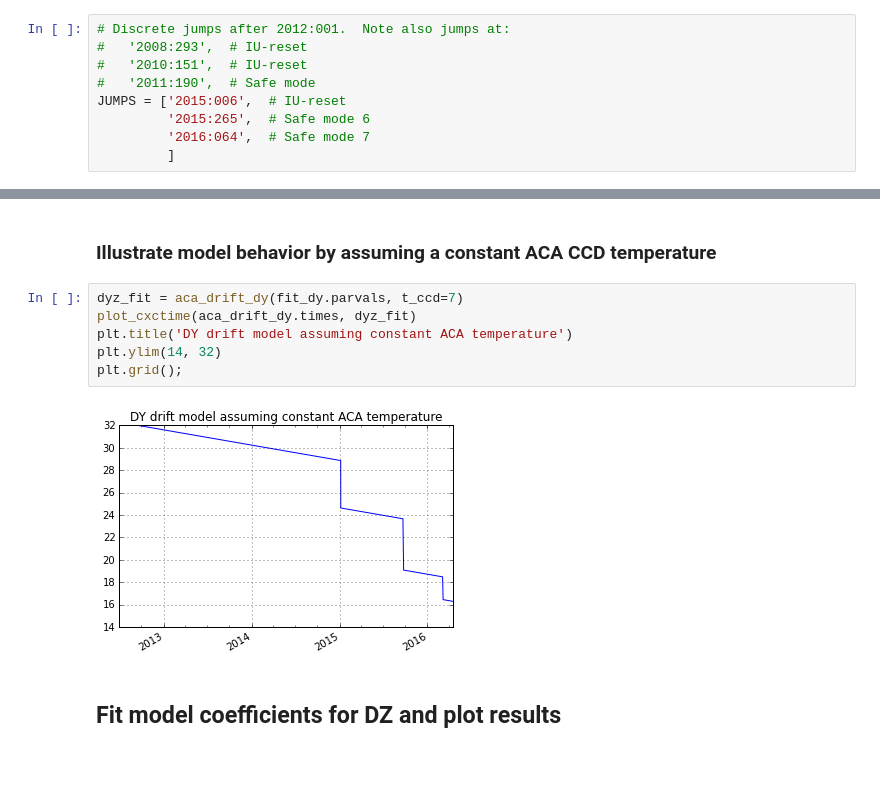
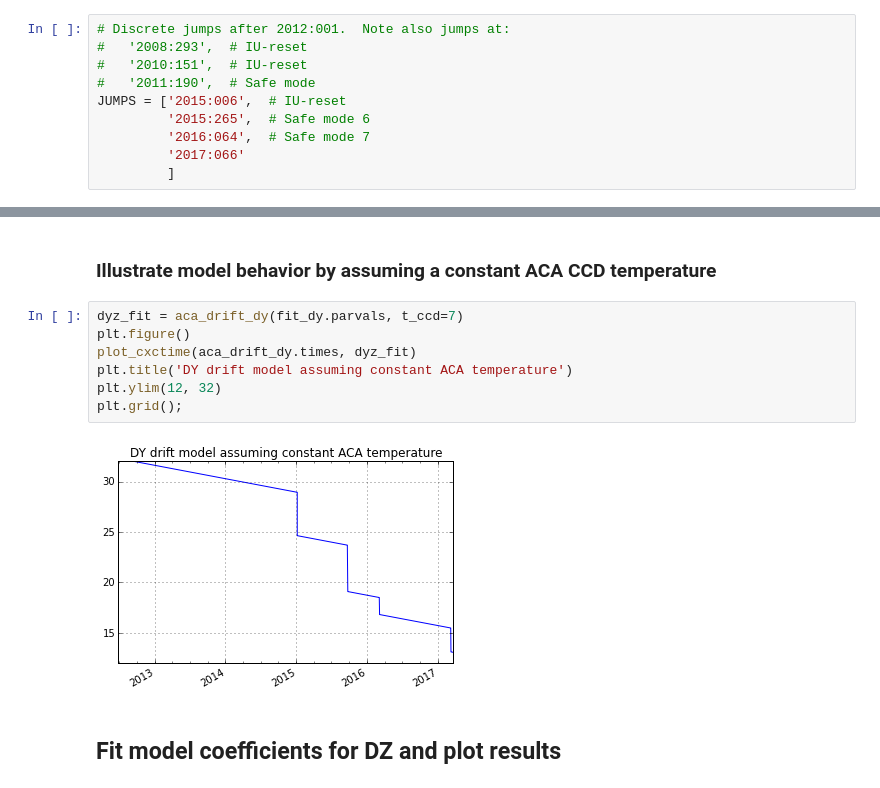
Before and after one commit to sot/aimpoint_mon, a Jupyter notebook: fit_aimpoint_drift.ipynb, the cells around one changed output, grey strips where cells are left out. Drawn from its saved outputs; the diff is of its cells as text.

```diff
--- a/fit_aimpoint_drift.ipynb
+++ b/fit_aimpoint_drift.ipynb
@@ -92,6 +110,7 @@ SIM_MM_TO_ARCSEC = 20.493
 JUMPS = ['2015:006',  # IU-reset
          '2015:265',  # Safe mode 6
          '2016:064',  # Safe mode 7
+         '2017:066'
          ]
 # %%
 ltt_bads = events.ltt_bads(pad=(0, 200000))
@@ -287,12 +307,13 @@ Fit residual 99th - 1st percentile = 3.85
 ### Illustrate model behavior by assuming a constant ACA CCD temperature
 # %%
 dyz_fit = aca_drift_dy(fit_dy.parvals, t_ccd=7)
+plt.figure()
 plot_cxctime(aca_drift_dy.times, dyz_fit)
 plt.title('DY drift model assuming constant ACA temperature')
-plt.ylim(14, 32)
+plt.ylim(12, 32)
 plt.grid();
 # %% [output]
-[figure, old version]
+[figure, new version]
 # %% [markdown]
 ## Fit model coefficients for DZ and plot results
 # %%
```
Also changed, not shown: parts of 10 cells of this notebook.
